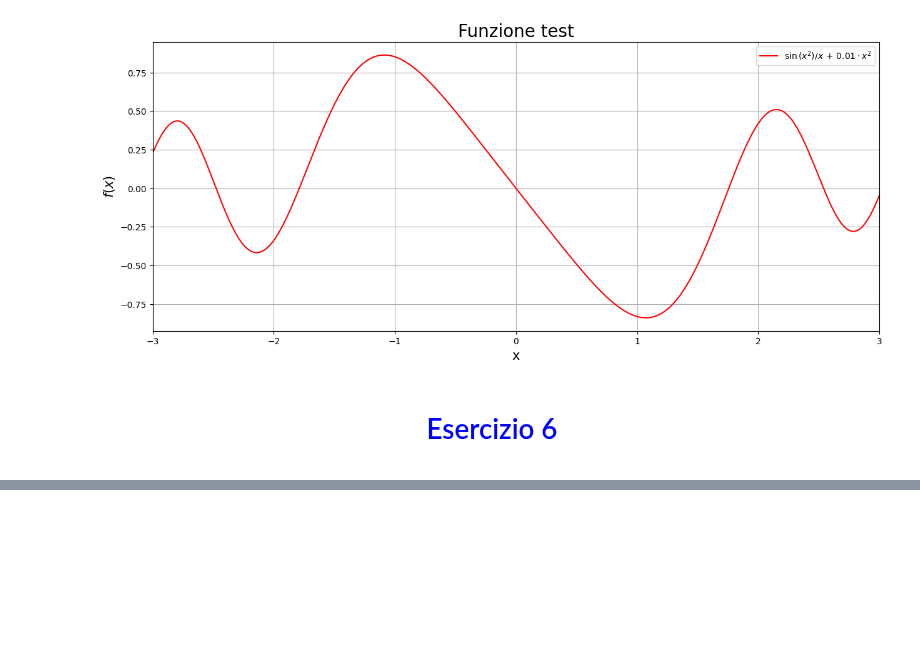
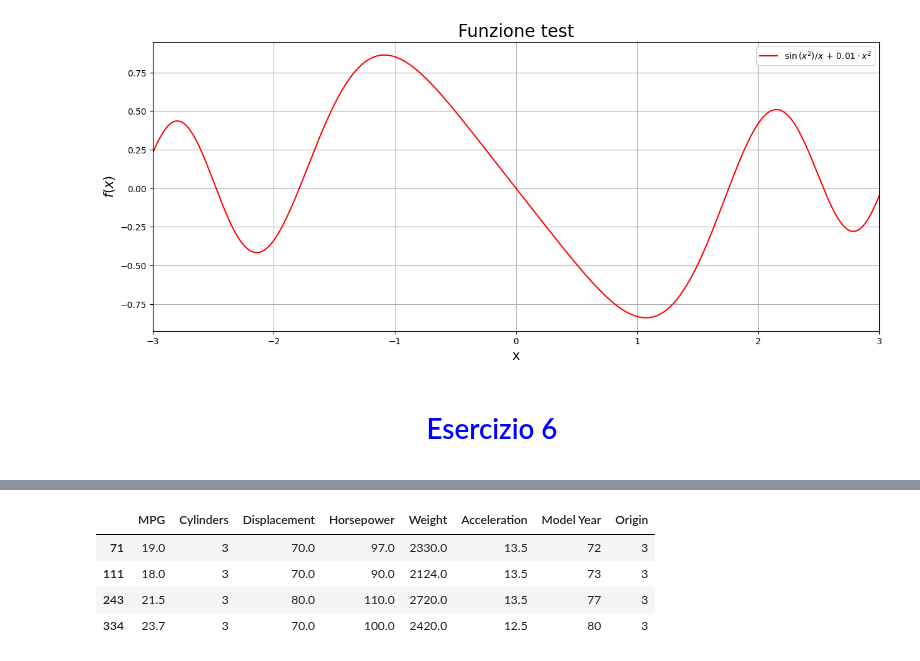
Before and after one commit to Negrini085/DeepLearning, a Jupyter notebook: Esercitazioni/lab_02.ipynb, the cells around one changed output, grey strips where cells are left out. Cells and saved outputs as stored; diff of their text form; code cells hidden in the pictures; blank space fills up the shorter version.

```diff
--- a/Esercitazioni/lab_02.ipynb
+++ b/Esercitazioni/lab_02.ipynb
@@ -256,0 +289,8 @@ plt.show()
+# %%
+raw_dataset[raw_dataset['Cylinders'] == 3]
+# %% [output]
+|  | MPG | Cylinders | Displacement | Horsepower | Weight | Acceleration | Model Year | Origin |
+| 71 | 19.0 | 3 | 70.0 | 97.0 | 2330.0 | 13.5 | 72 | 3 |
+| 111 | 18.0 | 3 | 70.0 | 90.0 | 2124.0 | 13.5 | 73 | 3 |
+| 243 | 21.5 | 3 | 80.0 | 110.0 | 2720.0 | 13.5 | 77 | 3 |
+| 334 | 23.7 | 3 | 70.0 | 100.0 | 2420.0 | 12.5 | 80 | 3 |
```
Also changed, not shown: parts of 4 cells of this notebook.
